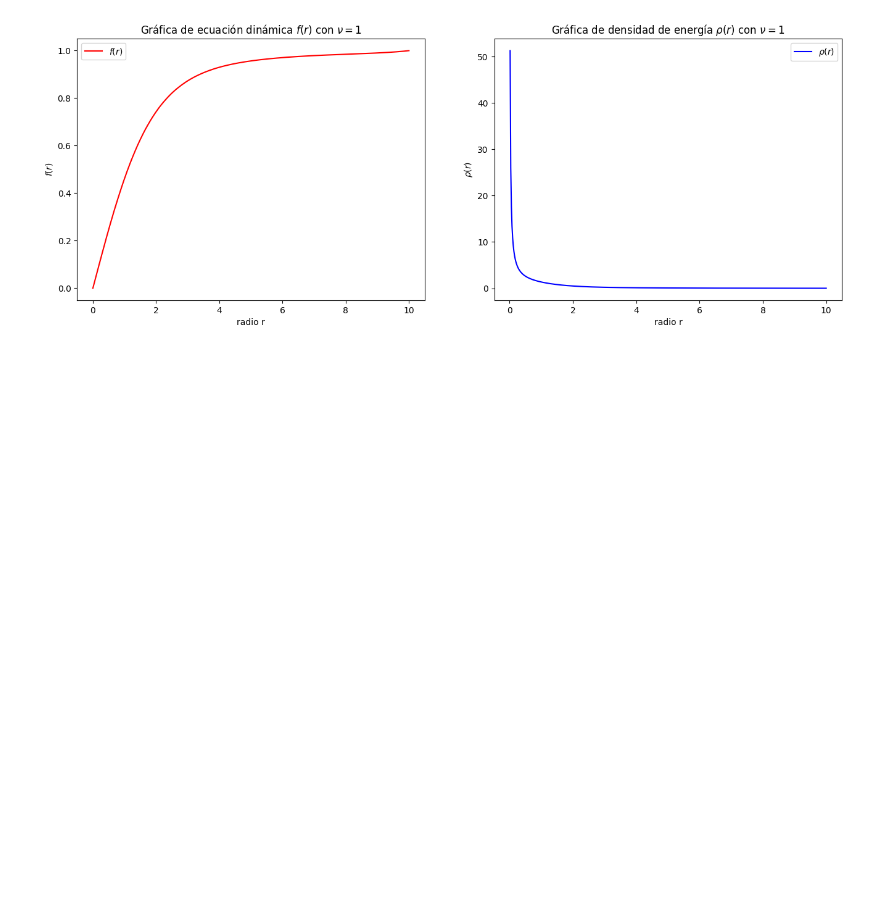
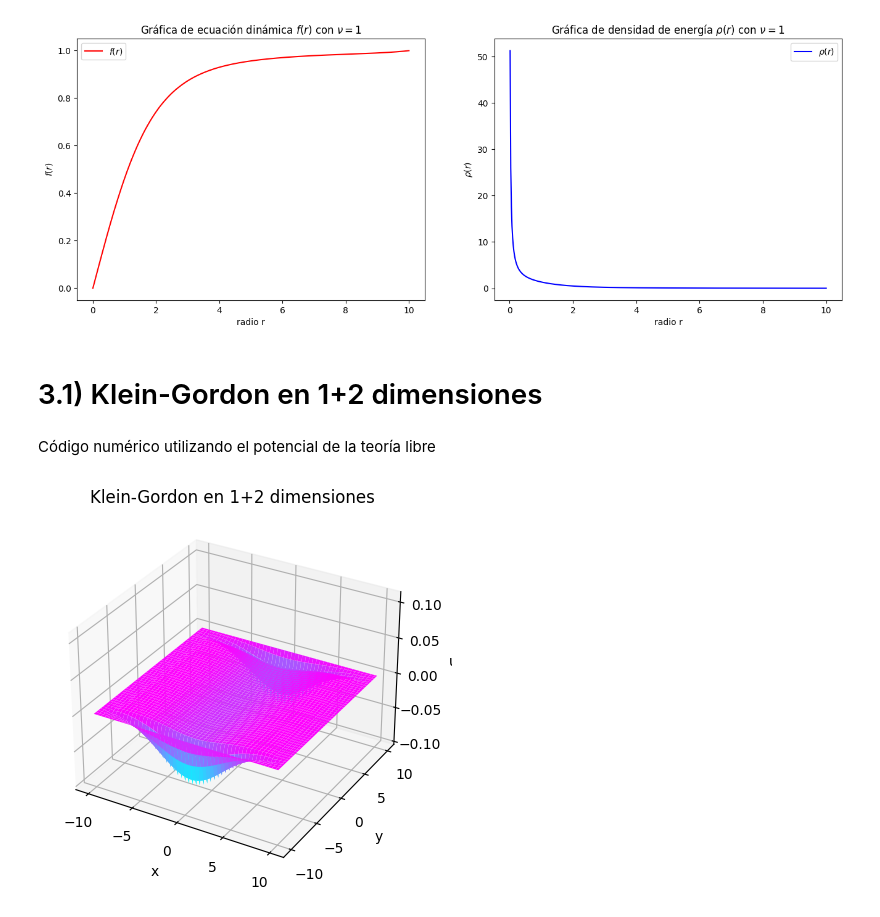
Before and after one commit to Joseluismed/Tarea2_Solitones_JLMG, a Jupyter notebook: Tarea2_solitones.ipynb, the cells around one changed output. Cells and saved outputs as stored; diff of their text form; code cells hidden in the pictures; blank space fills up the shorter version.

```diff
--- a/Tarea2_solitones.ipynb
+++ b/Tarea2_solitones.ipynb
@@ -547,3 +547,67 @@ ax[1].legend()
 plt.show()
 # %% [output]
 [figure]
+# %% [markdown]
+# 3.1) Klein-Gordon en 1+2 dimensiones
+# %% [markdown]
+Código numérico utilizando el potencial de la teoría libre
+# %%
+#Teoría libre
+import numpy as np
+import matplotlib.pyplot as plt
+from mpl_toolkits import mplot3d
+from matplotlib import projections
+# Parámetros de la ecuación de onda
+Lx = 20.0
+Ly=20          # Longitud de la cuerda
+T = 10.0           # Tiempo total de simulación
+Nx = 150
+Ny=150         # Número de puntos espaciales
+Nt = 300          # Número de puntos temporales
+dx = Lx / (Nx-1)   # Paso espacial
+dy=Ly/(Ny-1)
+dt = T / (Nt-1)   # Paso temporal
+l=1
+m=1
+v0=0.3
+
+# Condiciones iniciales
+u = np.zeros((Nt, Nx,Ny))  # Arreglo para almacenar las soluciones u(tiempo,espacio)
+x = np.linspace(-Lx/2, Lx/2, Nx)
+y=np.linspace(-Ly/2,Ly/2,Ny)
+
+
+# Inicializar la forma de campo inicial phi(t0,x)
+sigma=5
+u[0, :,:] = (10/(2*np.pi*sigma**2))*np.exp(-((x**2+y**2))/(2*sigma**2)) #Eligiendo una distribución de Lorentz en x=0
+
+#Encontrando u[1,:] utilizando la expansión en serie y el valor de dphi/dt (t=t0)
+u[1, :,:] = u[0, :,:]   #Expansión en serie u[1,x]=u[0,x]+dphi/dt(t=0)*dt, eligiendo que la derivada respecto del tiempo inicial sea 0
+# Iteración en el tiempo usando diferencias finitas
+for n in range(1, Nt-1):
+#Iteración en el espacio usando diferencias finitas
+    for i in range(1, Nx-1):
+      for j in range(1,Ny-1):
+        u[n+1, i,j] = 2*u[n,i,j]-u[n-1,i,j]+((dt)**2/(dx)**2)*(u[n,i+1,j]-2*u[n,i,j]+u[n,i-1,j])+((dt)**2/(dy)**2)*(u[n,i,j+1]-2*u[n,i,j]+u[n,i,j-1])-(dt)**2*m**2*u[n,i,j] #último término es potencial de teoría libre
+    u[n+1,0,0]=0    #Fijando condición en la frontera u(t,x0)
+    u[n+1,-1,-1]=0    #Fijando condición en la frontera u(t,xf)
+#En teoría libre tenemos un único estado de vacío en 0 entonces fijamos las condiciones en la frontera en 0
+X,Y=np.meshgrid(x,y)
+
+fig = plt.figure()
+
+# syntax for 3-D plotting
+ax = plt.axes(projection='3d')
+
+# syntax for plotting
+ax.plot_surface(X, Y, u[50,:,:], cmap='cool',\
+                edgecolor='none')
+ax.set_title('Klein-Gordon en 1+2 dimensiones')
+ax.set_xlabel('x')
+ax.set_ylabel('y')
+ax.set_zlabel('u')
+ax.set_zlim(-0.1,0.11)
+# show plot
+plt.show()
+# %% [output]
+[figure, added]
```
Also changed, not shown: parts of 2 cells of this notebook.
